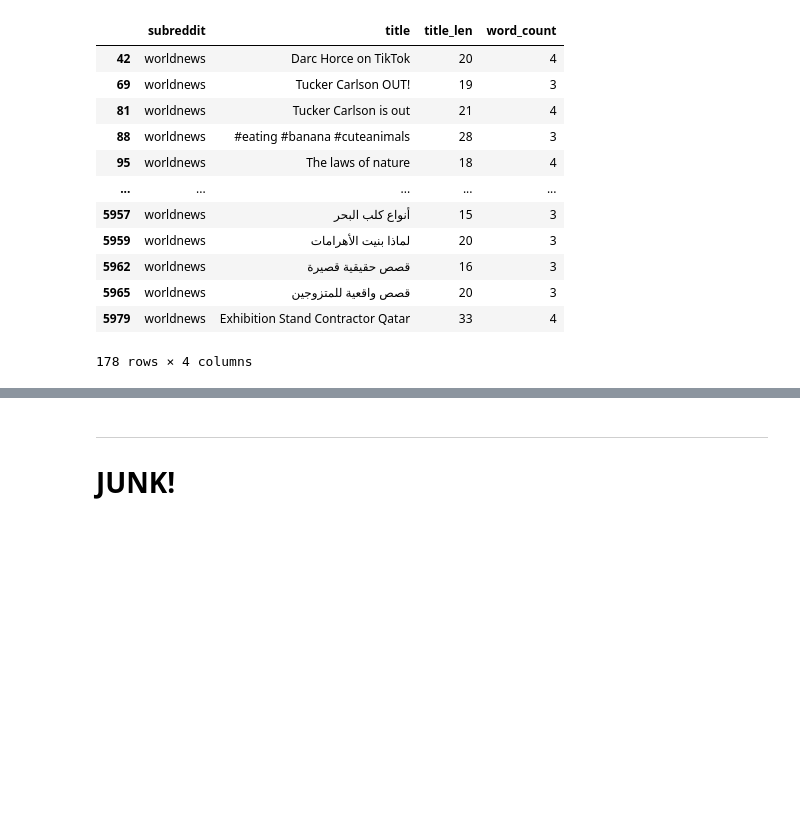
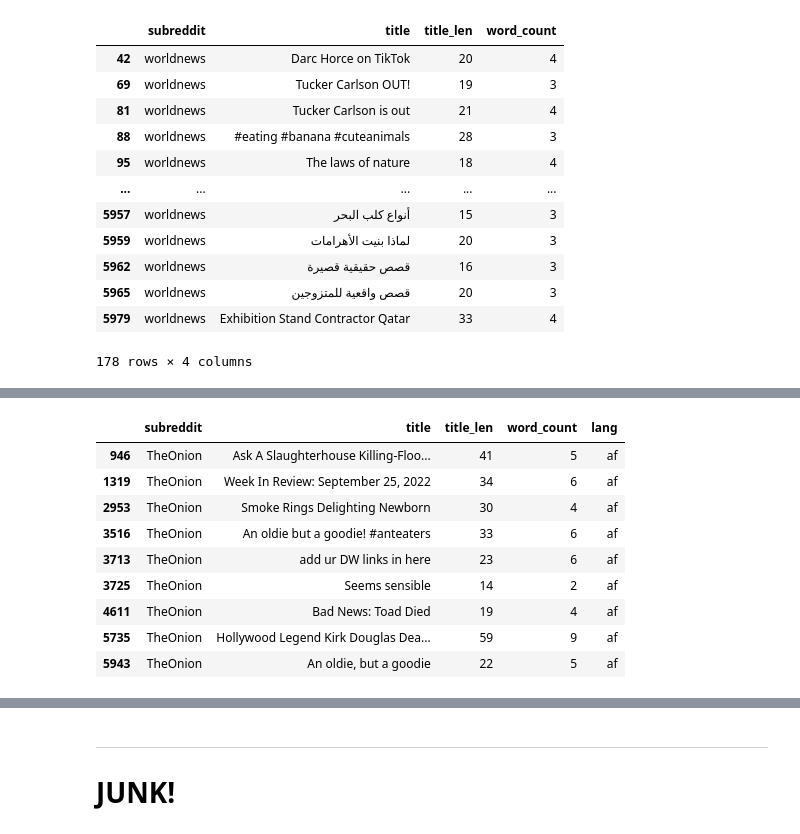
Before and after one commit to drossDS/Humor_Identification_with_NLP, a Jupyter notebook: code/2-Data_Cleaning.ipynb, the cells around one changed output, grey strips where cells are left out. Cells and saved outputs as stored; diff of their text form; code cells hidden in the pictures; blank space fills up the shorter version.

```diff
--- a/code/2-Data_Cleaning.ipynb
+++ b/code/2-Data_Cleaning.ipynb
@@ -687,0 +792,13 @@ The Onion dataset will be left alone, however, the World News dataset will need
+# %%
+onion[onion['lang'] == 'af']
+# %% [output]
+|  | subreddit | title | title_len | word_count | lang |
+| 946 | TheOnion | Ask A Slaughterhouse Killing-Floo... | 41 | 5 | af |
+| 1319 | TheOnion | Week In Review: September 25, 2022 | 34 | 6 | af |
+| 2953 | TheOnion | Smoke Rings Delighting Newborn | 30 | 4 | af |
+| 3516 | TheOnion | An oldie but a goodie! #anteaters | 33 | 6 | af |
+| 3713 | TheOnion | add ur DW links in here | 23 | 6 | af |
+| 3725 | TheOnion | Seems sensible | 14 | 2 | af |
+| 4611 | TheOnion | Bad News: Toad Died | 19 | 4 | af |
+| 5735 | TheOnion | Hollywood Legend Kirk Douglas Dea... | 59 | 9 | af |
+| 5943 | TheOnion | An oldie, but a goodie | 22 | 5 | af |
```
Also changed, not shown: parts of 33 cells of this notebook.
